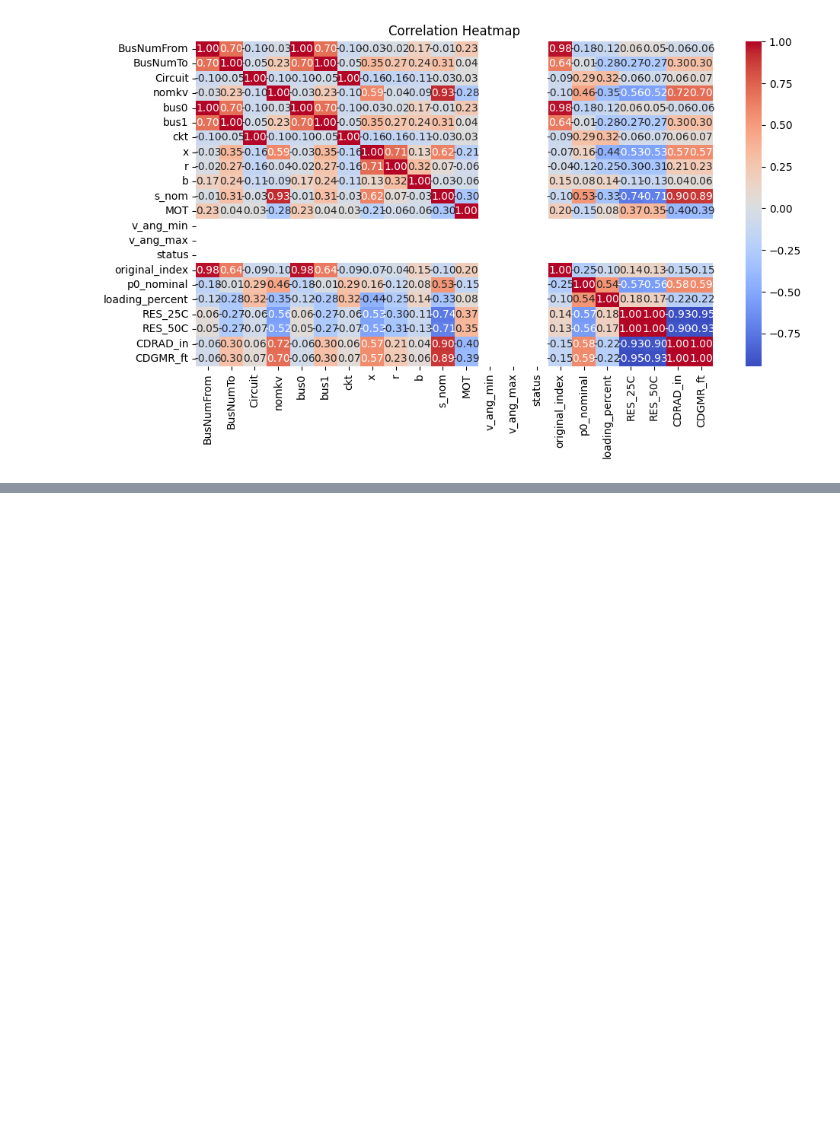
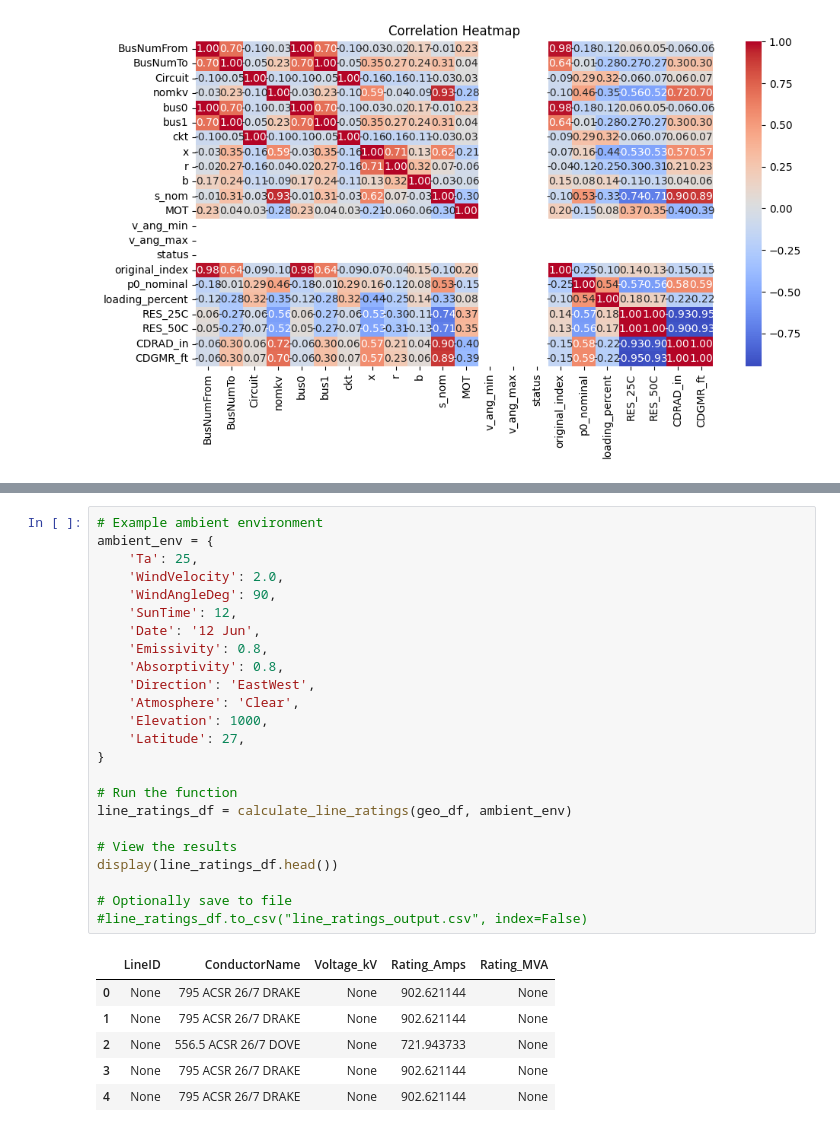
Before and after one commit to AvaS11/HackOHI-O-2025, a Jupyter notebook: newNotebook.ipynb, the cells around one changed output, grey strips where cells are left out. Saved outputs shown, nothing was run; the diff lists cells and outputs as text; blank space fills up the shorter version.

Commit message:
new notebook functions for weather analysis

```diff
--- a/newNotebook.ipynb
+++ b/newNotebook.ipynb
@@ -80,0 +154,31 @@ plt.show()
+# %%
+# Example ambient environment
+ambient_env = {
+    'Ta': 25,
+    'WindVelocity': 2.0,
+    'WindAngleDeg': 90,
+    'SunTime': 12,
+    'Date': '12 Jun',
+    'Emissivity': 0.8,
+    'Absorptivity': 0.8,
+    'Direction': 'EastWest',
+    'Atmosphere': 'Clear',
+    'Elevation': 1000,
+    'Latitude': 27,
+}
+
+# Run the function
+line_ratings_df = calculate_line_ratings(geo_df, ambient_env)
+
+# View the results
+display(line_ratings_df.head())
+
+# Optionally save to file
+#line_ratings_df.to_csv("line_ratings_output.csv", index=False)
+# %% [output]
+|  | LineID | ConductorName | Voltage_kV | Rating_Amps | Rating_MVA |
+| 0 | None | 795 ACSR 26/7 DRAKE | None | 902.621144 | None |
+| 1 | None | 795 ACSR 26/7 DRAKE | None | 902.621144 | None |
+| 2 | None | 556.5 ACSR 26/7 DOVE | None | 721.943733 | None |
+| 3 | None | 795 ACSR 26/7 DRAKE | None | 902.621144 | None |
+| 4 | None | 795 ACSR 26/7 DRAKE | None | 902.621144 | None |
```
Also changed, not shown: parts of 2 cells of this notebook, 2 other files.
